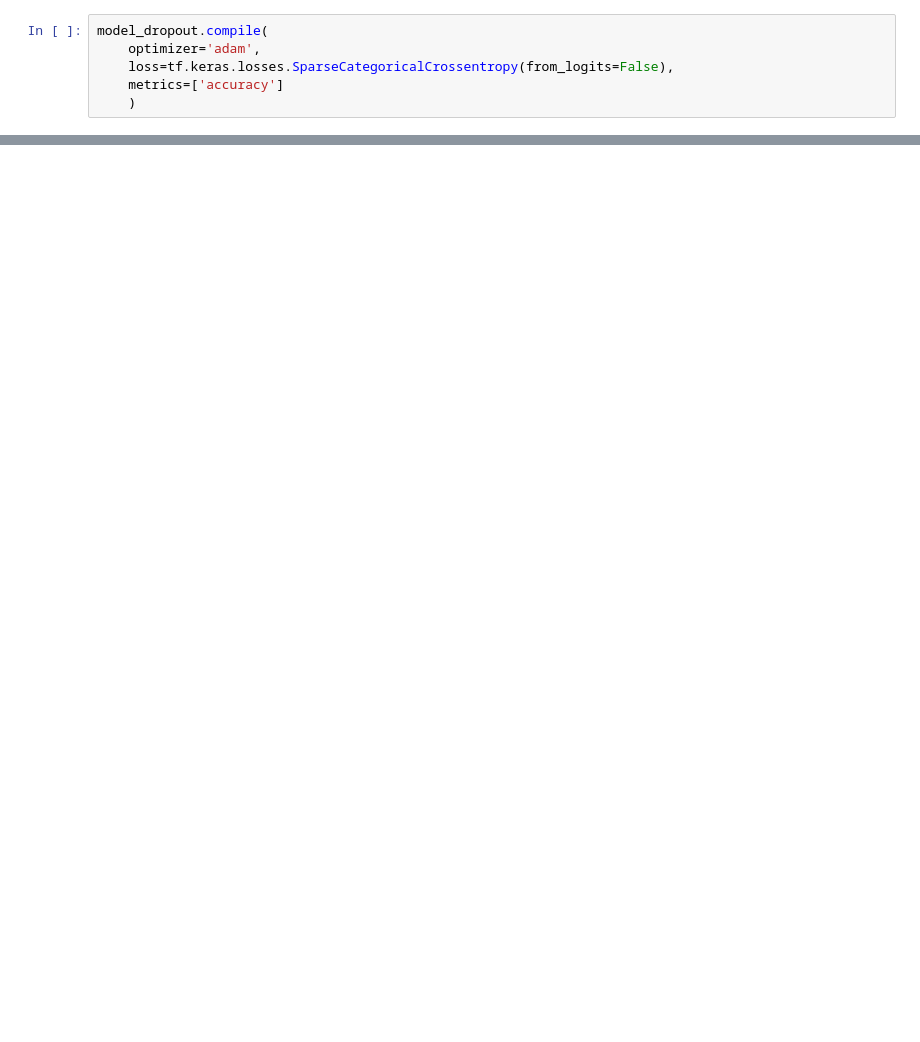
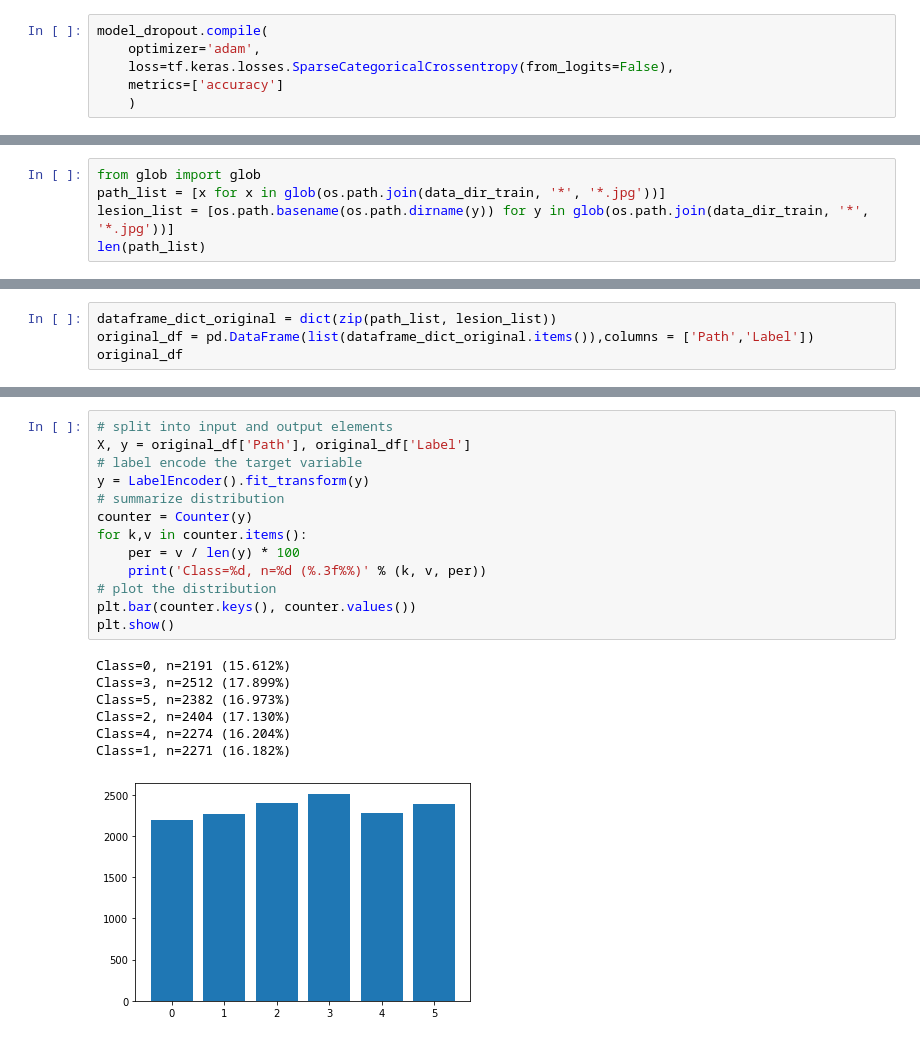
Before and after one commit to sumanjitmoshat/CNN, a Jupyter notebook: intel_image_classification.ipynb, the cells around one changed output, grey strips where cells are left out. Saved outputs shown, nothing was run; the diff lists cells and outputs as text; blank space fills up the shorter version.

```diff
--- a/intel_image_classification.ipynb
+++ b/intel_image_classification.ipynb
@@ -224,0 +340,5 @@ plt.show()
+# %%
+from glob import glob
+path_list = [x for x in glob(os.path.join(data_dir_train, '*', '*.jpg'))]
+lesion_list = [os.path.basename(os.path.dirname(y)) for y in glob(os.path.join(data_dir_train, '*', '*.jpg'))]
+len(path_list)
@@ -224,0 +347,4 @@ plt.show()
+# %%
+dataframe_dict_original = dict(zip(path_list, lesion_list))
+original_df = pd.DataFrame(list(dataframe_dict_original.items()),columns = ['Path','Label'])
+original_df
@@ -224,0 +365,21 @@ plt.show()
+# %%
+# split into input and output elements
+X, y = original_df['Path'], original_df['Label']
+# label encode the target variable
+y = LabelEncoder().fit_transform(y)
+# summarize distribution
+counter = Counter(y)
+for k,v in counter.items():
+	per = v / len(y) * 100
+	print('Class=%d, n=%d (%.3f%%)' % (k, v, per))
+# plot the distribution
+plt.bar(counter.keys(), counter.values())
+plt.show()
+# %% [output]
+Class=0, n=2191 (15.612%)
+Class=3, n=2512 (17.899%)
+Class=5, n=2382 (16.973%)
+Class=2, n=2404 (17.130%)
+Class=4, n=2274 (16.204%)
+Class=1, n=2271 (16.182%)
+[figure, added]
```
Also changed, not shown: parts of 15 cells of this notebook.
